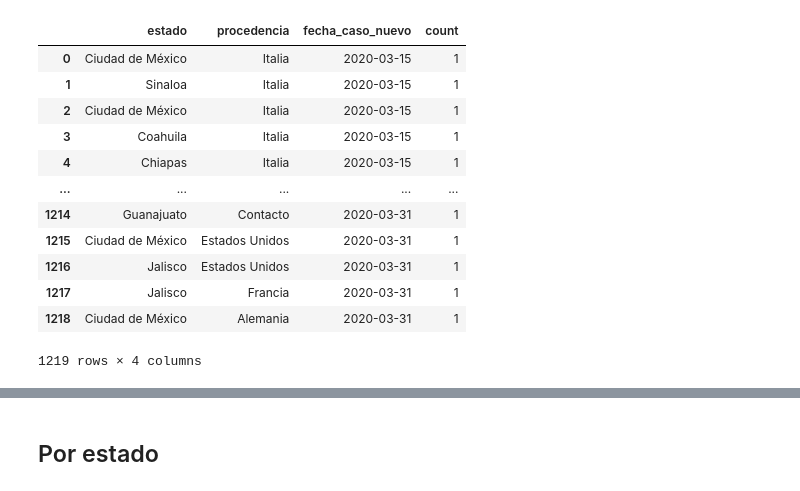
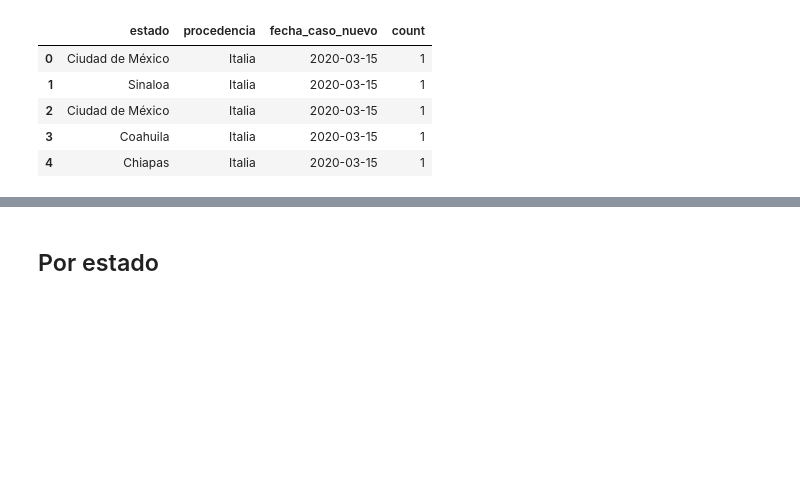
Before and after one commit to nataquinones/covid19_mexico, a Jupyter notebook: ipynb_notebooks/casos.ipynb, the cells around one changed output, grey strips where cells are left out. Saved outputs shown, nothing was run; the diff lists cells and outputs as text; code cells hidden in the pictures; blank space fills up the shorter version.

```diff
--- a/ipynb_notebooks/casos.ipynb
+++ b/ipynb_notebooks/casos.ipynb
@@ -16,18 +18,11 @@ df = df[['estado', 'procedencia', 'fecha_caso_nuevo', 'count']]
 # %%
-df
+df.head()
 # %% [output]
 |  | estado | procedencia | fecha_caso_nuevo | count |
 | 0 | Ciudad de México | Italia | 2020-03-15 | 1 |
 | 1 | Sinaloa | Italia | 2020-03-15 | 1 |
 | 2 | Ciudad de México | Italia | 2020-03-15 | 1 |
 | 3 | Coahuila | Italia | 2020-03-15 | 1 |
 | 4 | Chiapas | Italia | 2020-03-15 | 1 |
-| ... | ... | ... | ... | ... |
-| 1214 | Guanajuato | Contacto | 2020-03-31 | 1 |
-| 1215 | Ciudad de México | Estados Unidos | 2020-03-31 | 1 |
-| 1216 | Jalisco | Estados Unidos | 2020-03-31 | 1 |
-| 1217 | Jalisco | Francia | 2020-03-31 | 1 |
-| 1218 | Ciudad de México | Alemania | 2020-03-31 | 1 |
-1219 rows × 4 columns
 # %%
 df2 = df.groupby(['fecha_caso_nuevo']).sum().reset_index()
```
Also changed, not shown: parts of 18 cells of this notebook, 7 other files.
